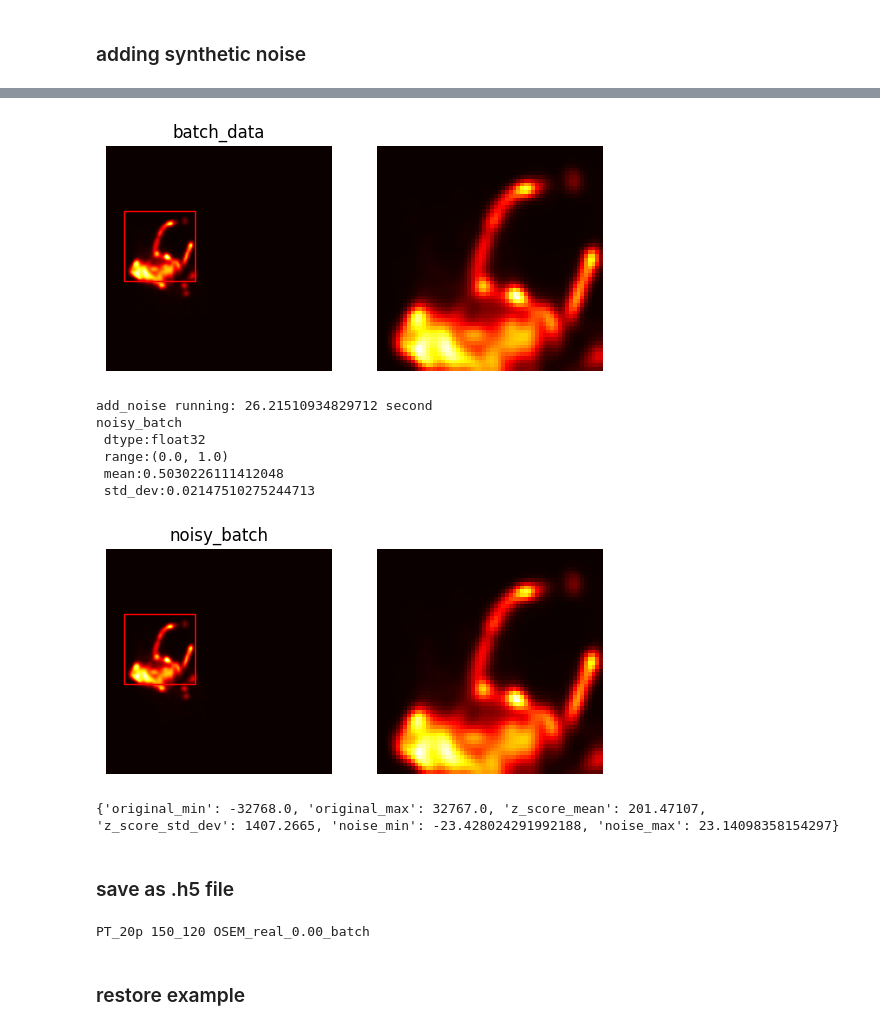
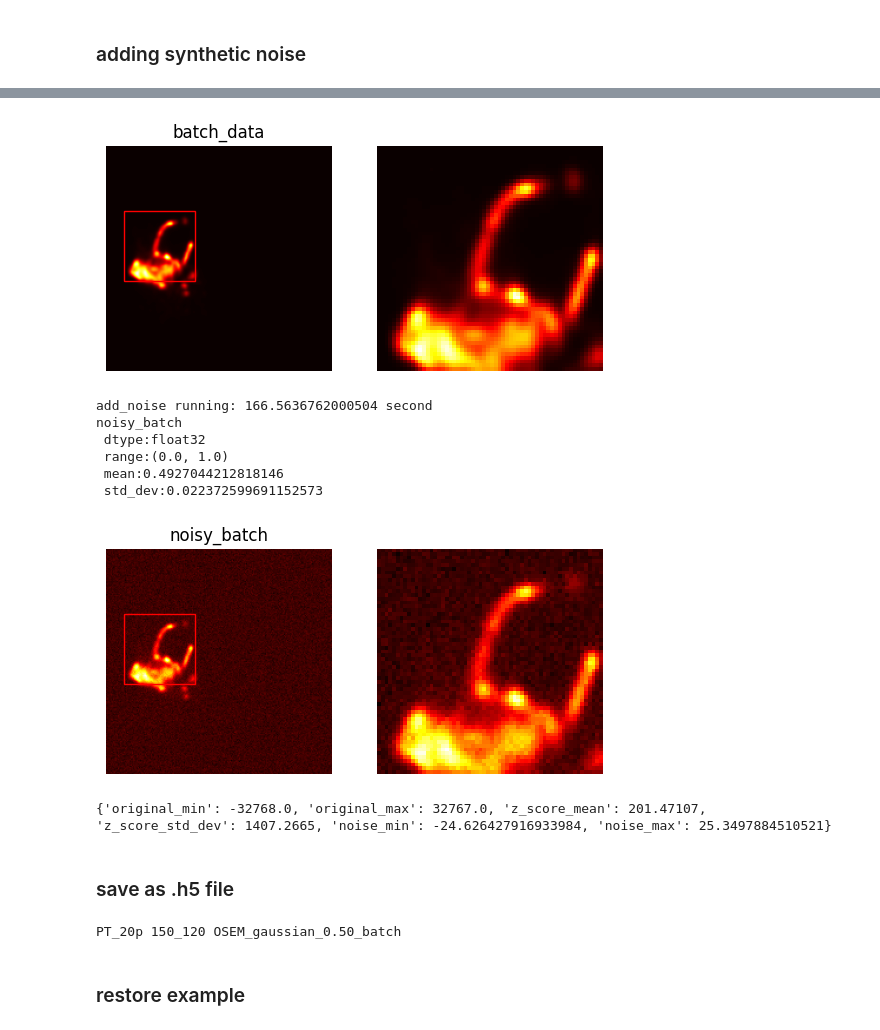
Before and after one commit to yoko19191/cardiac-dynamic-pet-denoising, a Jupyter notebook: 0_data_preparation.ipynb, the cells around one changed output, grey strips where cells are left out. Drawn from its saved outputs; the diff is of its cells as text; code cells hidden in the pictures.

```diff
--- a/0_data_preparation.ipynb
+++ b/0_data_preparation.ipynb
@@ -318,50 +318,50 @@ dtype:float64; range:(0.0, 1.0); mean:0.1471792785962017; std:0.0356893827657601
 # %%
 #
 display_image_in_detail(batch_data[0, 11, 38], title="batch_data")
 
 
 """
 gaussian
 scale_list = [0.10, 0.15, 0.20, 0.25, 0.30, 0.35, 0.40, 0.45, 0.50]
 """
 """
 poisson
 lam_list = [0.10, 0.15, 0.20, 0.25, 0.30, 0.35, 0.40, 0.45, 0.50]
 """
 
 #
-#noise_type = "gaussian"
-noise_type = "poisson"
-noise_level = 0.00
+noise_type = "gaussian"
+#noise_type = "poisson"
+noise_level = 0.50
 
 #
 noisy_batch, restore_info = add_noise(batch_data, noise_type=noise_type, scale=noise_level, lam=noise_level)
 
 noisy_batch = noisy_batch.astype(np.float32)
 
 print(f"noisy_batch\n dtype:{noisy_batch.dtype}\n range:({np.min(noisy_batch)}, {np.max(noisy_batch)})\n mean:{np.mean(noisy_batch)}\n std_dev:{np.std(noisy_batch)}")
 display_image_in_detail(noisy_batch[0, 11, 38], title="noisy_batch")
 
 print(restore_info)
 # %% [output]
 [figure]
-add_noise running: 26.21510934829712 second
+add_noise running: 166.5636762000504 second
 noisy_batch
  dtype:float32
  range:(0.0, 1.0)
- mean:0.5030226111412048
- std_dev:0.02147510275244713
+ mean:0.4927044212818146
+ std_dev:0.022372599691152573
-[figure, old version]
+[figure, new version]
-{'original_min': -32768.0, 'original_max': 32767.0, 'z_score_mean': 201.47107, 'z_score_std_dev': 1407.2665, 'noise_min': -23.428024291992188, 'noise_max': 23.14098358154297}
+{'original_min': -32768.0, 'original_max': 32767.0, 'z_score_mean': 201.47107, 'z_score_std_dev': 1407.2665, 'noise_min': -24.626427916933984, 'noise_max': 25.3497884510521}
 # %% [markdown]
 ### save as .h5 file
 # %%
-#file_name = f"{os.path.basename(data_dir)}_{noise_type}_{noise_level:.2f}_batch"
+file_name = f"{os.path.basename(data_dir)}_{noise_type}_{noise_level:.2f}_batch"
 
-file_name = f"{os.path.basename(data_dir)}_real_{noise_level:.2f}_batch"
+#file_name = f"{os.path.basename(data_dir)}_real_{noise_level:.2f}_batch"
 print(file_name)
 # %% [output]
-PT_20p 150_120 OSEM_real_0.00_batch
+PT_20p 150_120 OSEM_gaussian_0.50_batch
 # %%
 restore_info_standard_types = {key: float(value) for key, value in restore_info.items()}
 json_str = json.dumps(restore_info_standard_types)
```
Also changed, not shown: parts of 2 cells of this notebook, 8 other files.
